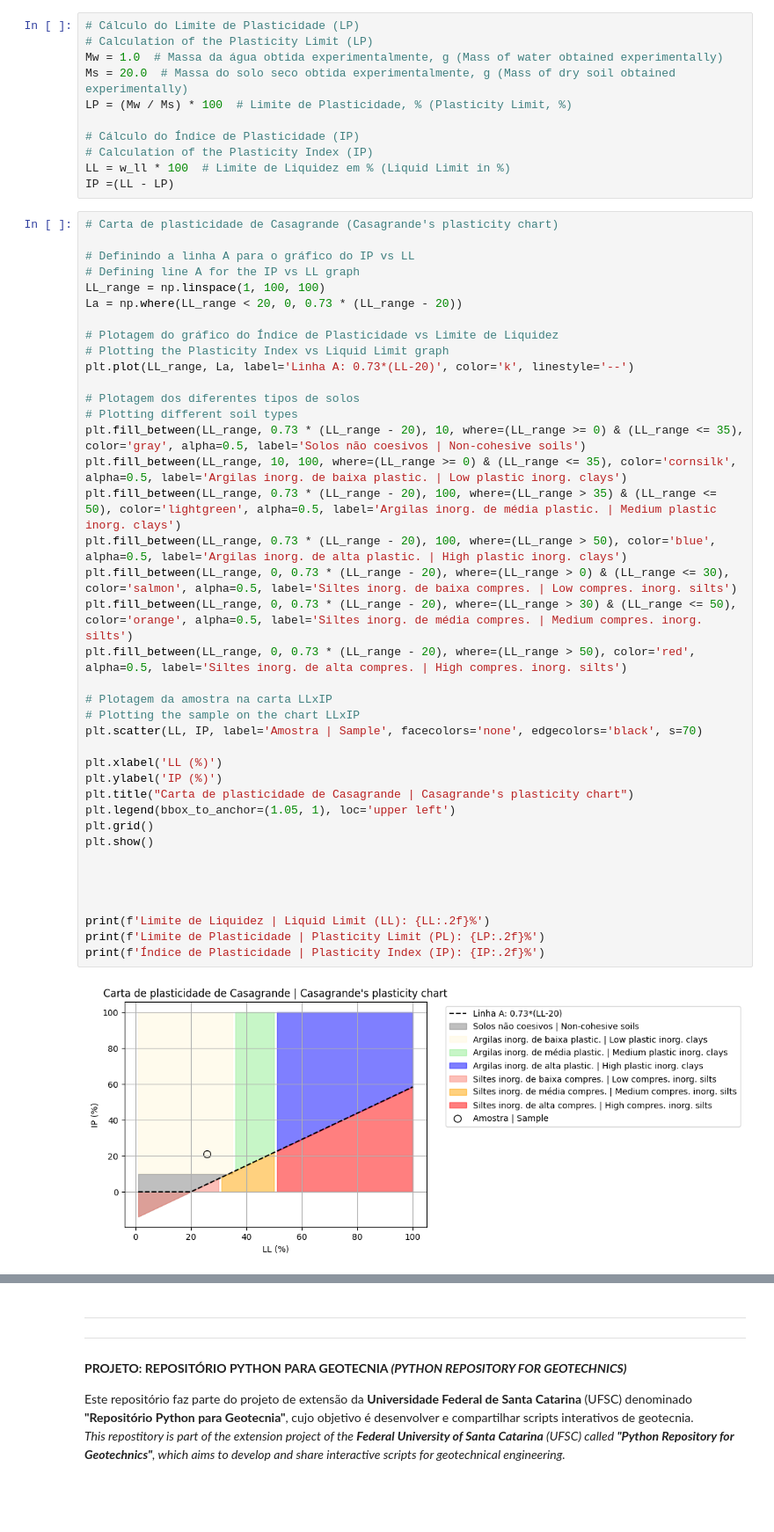
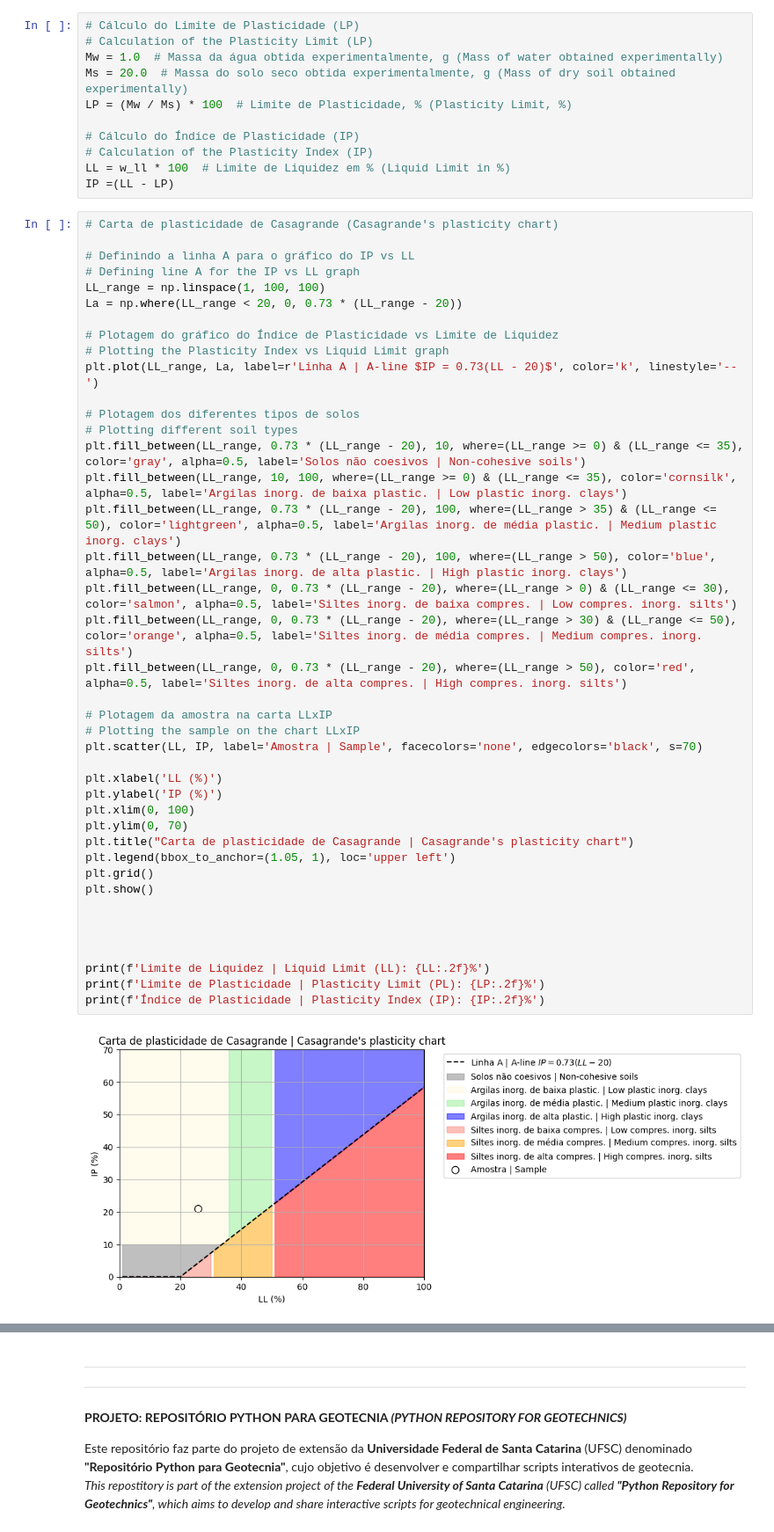
Before and after one commit to geoUFSC/learning, a Jupyter notebook: Casagrande plasticidade_Plasticity chart.ipynb, the cells around one changed output, grey strips where cells are left out. Shown: that part at 88% size. Cells and saved outputs as stored; diff of their text form; blank space fills up the shorter version.

```diff
--- a/Casagrande plasticidade_Plasticity chart.ipynb
+++ b/Casagrande plasticidade_Plasticity chart.ipynb
@@ -71,37 +71,39 @@ La = np.where(LL_range < 20, 0, 0.73 * (LL_range - 20))
 
 # Plotagem do gráfico do Índice de Plasticidade vs Limite de Liquidez
 # Plotting the Plasticity Index vs Liquid Limit graph
-plt.plot(LL_range, La, label='Linha A: 0.73*(LL-20)', color='k', linestyle='--')
+plt.plot(LL_range, La, label=r'Linha A | A-line $IP = 0.73(LL - 20)$', color='k', linestyle='--')
 
 # Plotagem dos diferentes tipos de solos
 # Plotting different soil types
 plt.fill_between(LL_range, 0.73 * (LL_range - 20), 10, where=(LL_range >= 0) & (LL_range <= 35), color='gray', alpha=0.5, label='Solos não coesivos | Non-cohesive soils')
 plt.fill_between(LL_range, 10, 100, where=(LL_range >= 0) & (LL_range <= 35), color='cornsilk', alpha=0.5, label='Argilas inorg. de baixa plastic. | Low plastic inorg. clays')
 plt.fill_between(LL_range, 0.73 * (LL_range - 20), 100, where=(LL_range > 35) & (LL_range <= 50), color='lightgreen', alpha=0.5, label='Argilas inorg. de média plastic. | Medium plastic inorg. clays')
 plt.fill_between(LL_range, 0.73 * (LL_range - 20), 100, where=(LL_range > 50), color='blue', alpha=0.5, label='Argilas inorg. de alta plastic. | High plastic inorg. clays')
 plt.fill_between(LL_range, 0, 0.73 * (LL_range - 20), where=(LL_range > 0) & (LL_range <= 30), color='salmon', alpha=0.5, label='Siltes inorg. de baixa compres. | Low compres. inorg. silts')
 plt.fill_between(LL_range, 0, 0.73 * (LL_range - 20), where=(LL_range > 30) & (LL_range <= 50), color='orange', alpha=0.5, label='Siltes inorg. de média compres. | Medium compres. inorg. silts')
 plt.fill_between(LL_range, 0, 0.73 * (LL_range - 20), where=(LL_range > 50), color='red', alpha=0.5, label='Siltes inorg. de alta compres. | High compres. inorg. silts')
 
 # Plotagem da amostra na carta LLxIP
 # Plotting the sample on the chart LLxIP
 plt.scatter(LL, IP, label='Amostra | Sample', facecolors='none', edgecolors='black', s=70)
 
 plt.xlabel('LL (%)')
 plt.ylabel('IP (%)')
+plt.xlim(0, 100)
+plt.ylim(0, 70)
 plt.title("Carta de plasticidade de Casagrande | Casagrande's plasticity chart")
 plt.legend(bbox_to_anchor=(1.05, 1), loc='upper left')
 plt.grid()
 plt.show()
 
 
 
 
 print(f'Limite de Liquidez | Liquid Limit (LL): {LL:.2f}%')
 print(f'Limite de Plasticidade | Plasticity Limit (PL): {LP:.2f}%')
 print(f'Índice de Plasticidade | Plasticity Index (IP): {IP:.2f}%')
 # %% [output]
-[figure, old version]
+[figure, new version]
 Limite de Liquidez | Liquid Limit (LL): 25.89%
 Limite de Plasticidade | Plasticity Limit (PL): 5.00%
 Índice de Plasticidade | Plasticity Index (IP): 20.89%
```
